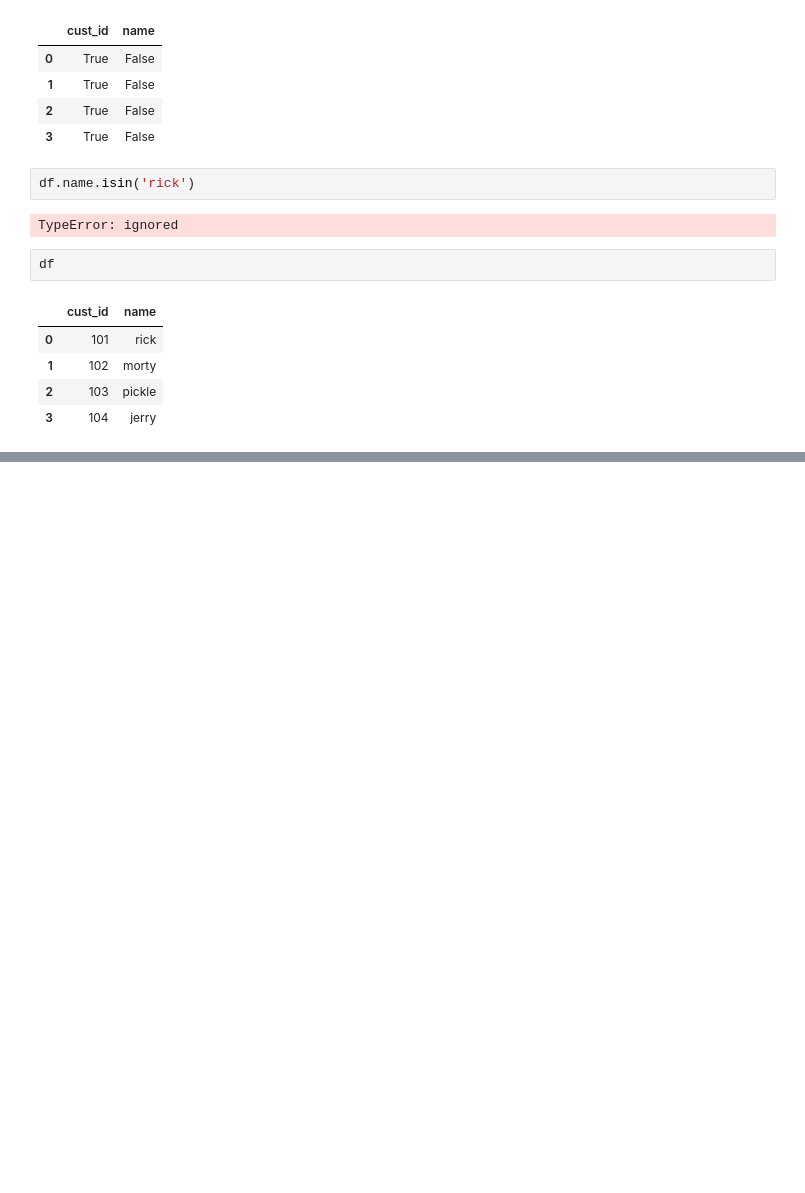
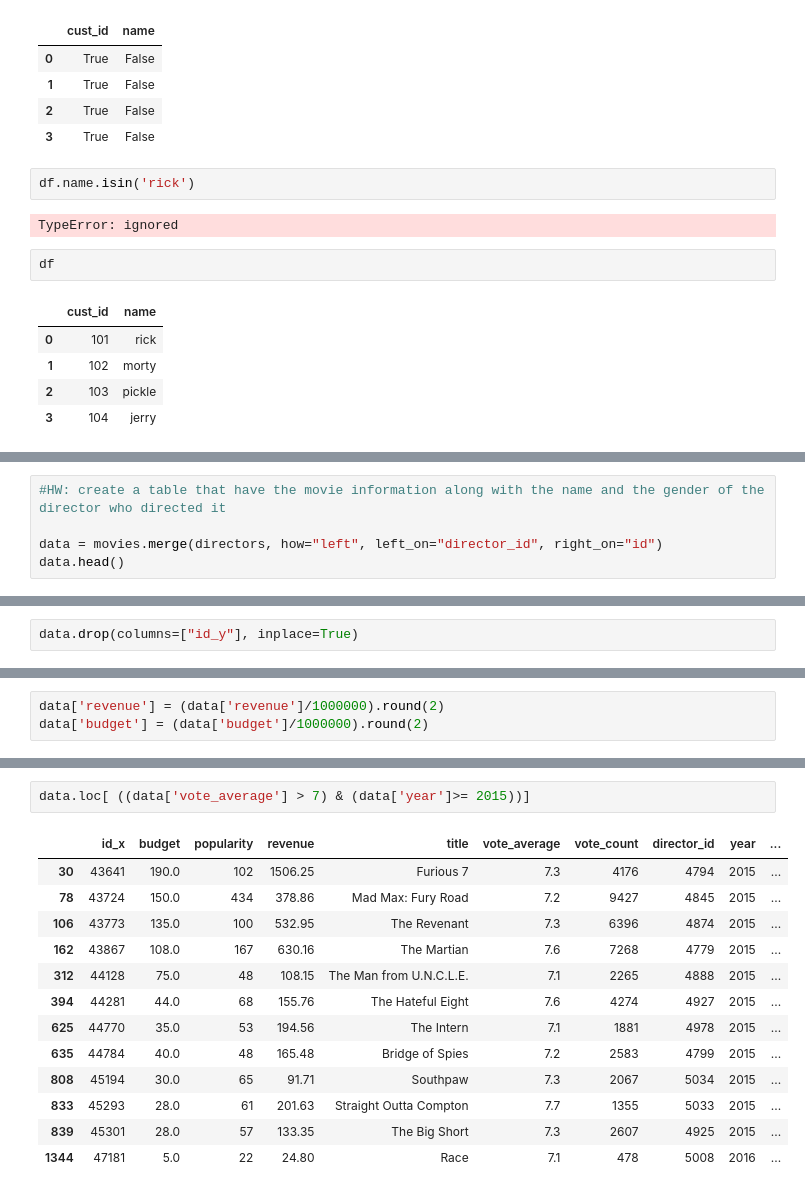
Before and after one commit to muralianamalatibco/pythonlearning, a Jupyter notebook: pandas.ipynb, the cells around one changed output, grey strips where cells are left out. Cells and saved outputs as stored; diff of their text form; blank space fills up the shorter version.

```diff
--- a/pandas.ipynb
+++ b/pandas.ipynb
@@ -1574,0 +1570,5 @@ df
+# %%
+#HW: create a table that have the movie information along with the name and the gender of the director who directed it
+
+data = movies.merge(directors, how="left", left_on="director_id", right_on="id")
+data.head()
@@ -1574,0 +1582,2 @@ df
+# %%
+data.drop(columns=["id_y"], inplace=True)
@@ -1574,0 +1642,3 @@ df
+# %%
+data['revenue'] = (data['revenue']/1000000).round(2)
+data['budget'] = (data['budget']/1000000).round(2)
@@ -1574,0 +1791,16 @@ df
+# %%
+data.loc[ ((data['vote_average'] > 7) & (data['year']>= 2015))]
+# %% [output]
+|  | id_x | budget | popularity | revenue | title | vote_average | vote_count | director_id | year | ... |
+| 30 | 43641 | 190.0 | 102 | 1506.25 | Furious 7 | 7.3 | 4176 | 4794 | 2015 | ... |
+| 78 | 43724 | 150.0 | 434 | 378.86 | Mad Max: Fury Road | 7.2 | 9427 | 4845 | 2015 | ... |
+| 106 | 43773 | 135.0 | 100 | 532.95 | The Revenant | 7.3 | 6396 | 4874 | 2015 | ... |
+| 162 | 43867 | 108.0 | 167 | 630.16 | The Martian | 7.6 | 7268 | 4779 | 2015 | ... |
+| 312 | 44128 | 75.0 | 48 | 108.15 | The Man from U.N.C.L.E. | 7.1 | 2265 | 4888 | 2015 | ... |
+| 394 | 44281 | 44.0 | 68 | 155.76 | The Hateful Eight | 7.6 | 4274 | 4927 | 2015 | ... |
+| 625 | 44770 | 35.0 | 53 | 194.56 | The Intern | 7.1 | 1881 | 4978 | 2015 | ... |
+| 635 | 44784 | 40.0 | 48 | 165.48 | Bridge of Spies | 7.2 | 2583 | 4799 | 2015 | ... |
+| 808 | 45194 | 30.0 | 65 | 91.71 | Southpaw | 7.3 | 2067 | 5034 | 2015 | ... |
+| 833 | 45293 | 28.0 | 61 | 201.63 | Straight Outta Compton | 7.7 | 1355 | 5033 | 2015 | ... |
+| 839 | 45301 | 28.0 | 57 | 133.35 | The Big Short | 7.3 | 2607 | 4925 | 2015 | ... |
+| 1344 | 47181 | 5.0 | 22 | 24.80 | Race | 7.1 | 478 | 5008 | 2016 | ... |
```
Also changed, not shown: parts of 64 cells of this notebook.
